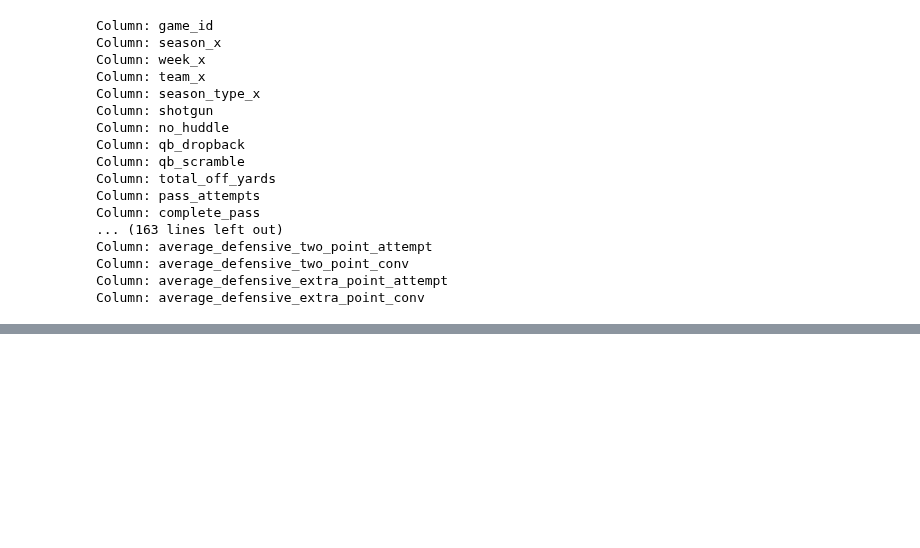
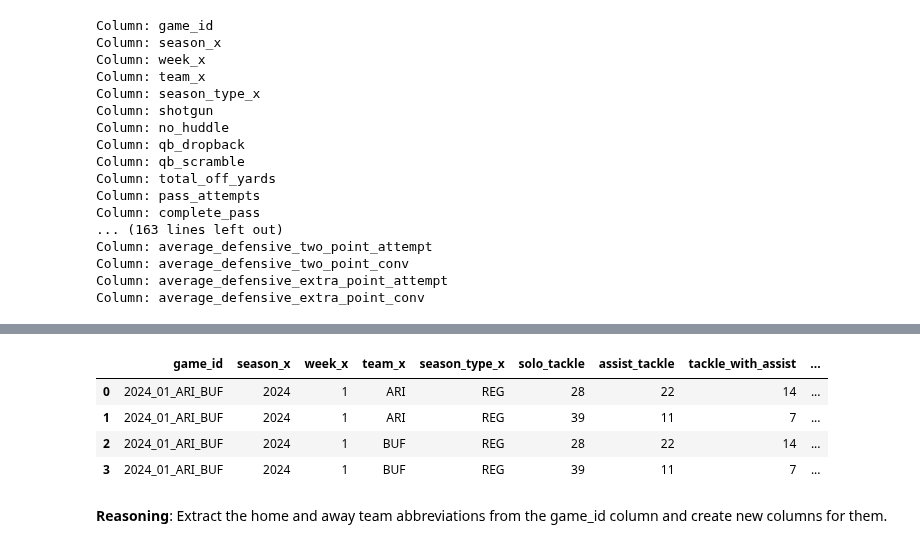
Before and after one commit to Ejaramillo1/nfl_ml_project, a Jupyter notebook: notebook/data/EDA_NFL_Team_metrics.ipynb, the cells around one changed output, grey strips where cells are left out. Cells and saved outputs as stored; diff of their text form; code cells hidden in the pictures; blank space fills up the shorter version.

```diff
--- a/notebook/data/EDA_NFL_Team_metrics.ipynb
+++ b/notebook/data/EDA_NFL_Team_metrics.ipynb
@@ -204,0 +244,12 @@ KeyError: ('game_id', 'season_x', 'week_x', 'team_x', 'season_type_x')
+# %%
+cols_subset['total_tackles_and_assists'] = (cols_subset['solo_tackle'] + cols_subset['assist_tackle'] + cols_subset['tackle_with_assist'] + cols_subset['sack'])
+cols_subset.head()
+# %% [output]
+|  | game_id | season_x | week_x | team_x | season_type_x | solo_tackle | assist_tackle | tackle_with_assist | ... |
+| 0 | 2024_01_ARI_BUF | 2024 | 1 | ARI | REG | 28 | 22 | 14 | ... |
+| 1 | 2024_01_ARI_BUF | 2024 | 1 | ARI | REG | 39 | 11 | 7 | ... |
+| 2 | 2024_01_ARI_BUF | 2024 | 1 | BUF | REG | 28 | 22 | 14 | ... |
+| 3 | 2024_01_ARI_BUF | 2024 | 1 | BUF | REG | 39 | 11 | 7 | ... |
+# %% [markdown]
+**Reasoning**:
+Extract the home and away team abbreviations from the game_id column and create new columns for them.
```
Also changed, not shown: parts of 7 cells of this notebook.
